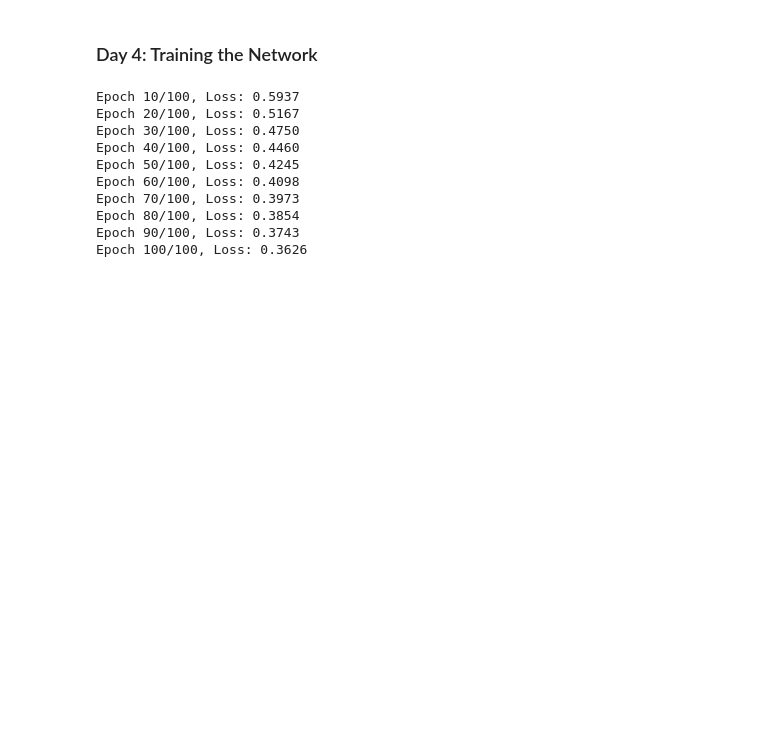
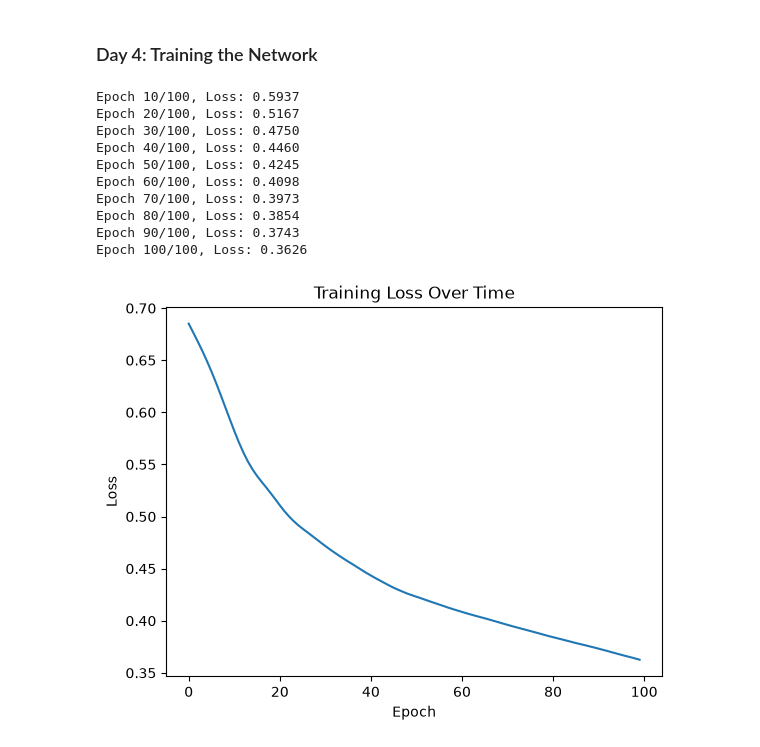
Before and after one commit to Bhaskar-Mehta/AI-ML-Internship, a Jupyter notebook: Week9_NeuralNetworks_Basics/diabetes_nn.ipynb, the cells around one changed output. Saved outputs shown, nothing was run; the diff lists cells and outputs as text; code cells hidden in the pictures; blank space fills up the shorter version.

```diff
--- a/Week9_NeuralNetworks_Basics/diabetes_nn.ipynb
+++ b/Week9_NeuralNetworks_Basics/diabetes_nn.ipynb
@@ -173,3 +173,13 @@ Epoch 70/100, Loss: 0.3973
 Epoch 80/100, Loss: 0.3854
 Epoch 90/100, Loss: 0.3743
 Epoch 100/100, Loss: 0.3626
+# %%
+import matplotlib.pyplot as plt
+
+plt.plot(losses)
+plt.xlabel("Epoch")
+plt.ylabel("Loss")
+plt.title("Training Loss Over Time")
+plt.show()
+# %% [output]
+[figure, added]
```
